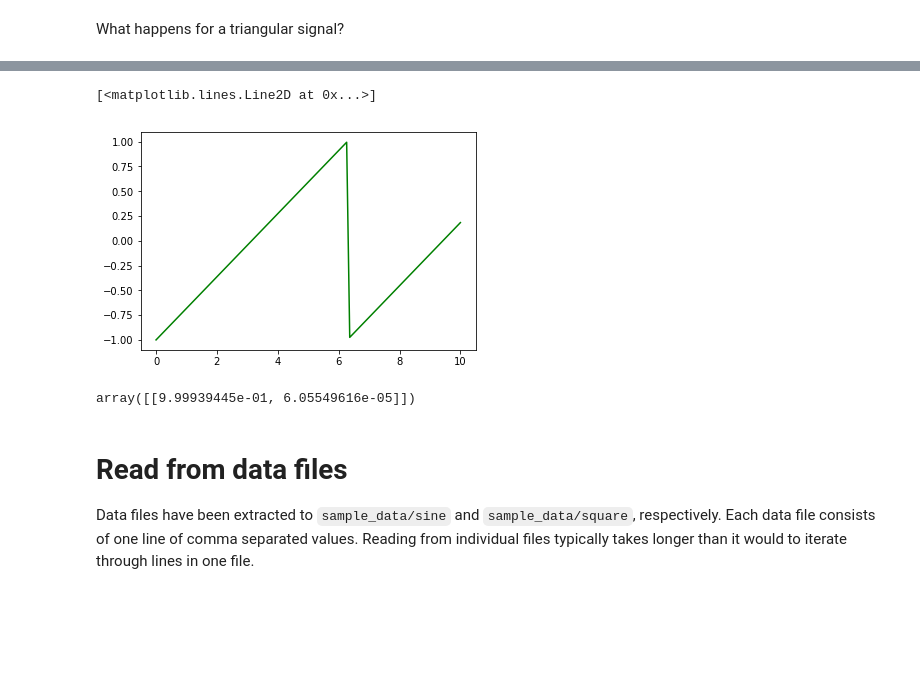
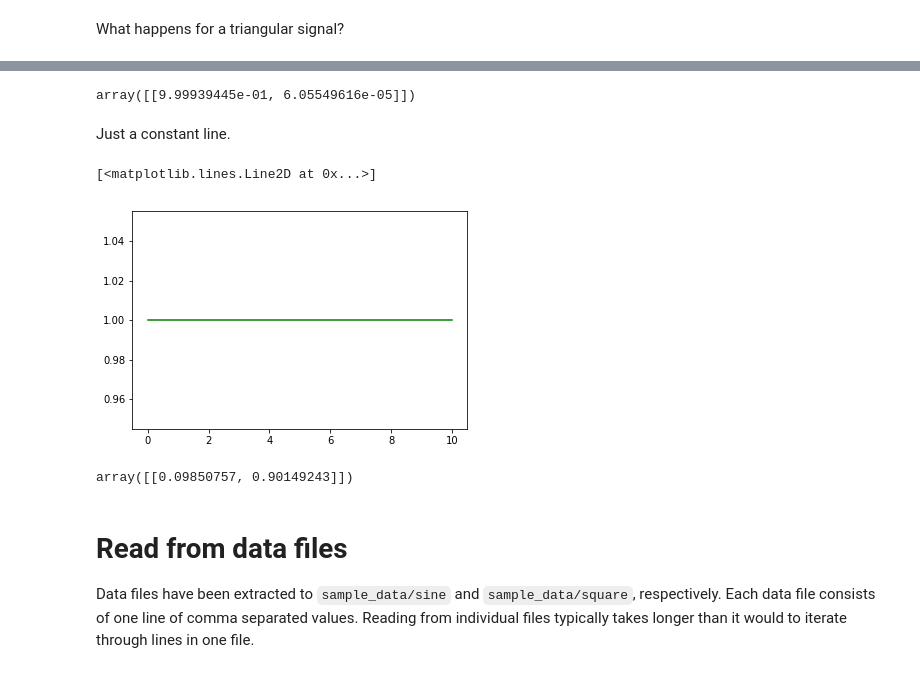
Before and after one commit to scholich/python-overview, a Jupyter notebook: wave_forms.ipynb, the cells around one changed output, grey strips where cells are left out. Cells and saved outputs as stored; diff of their text form; code cells hidden in the pictures; blank space fills up the shorter version.

Commit message:
add simple line example

```diff
--- a/wave_forms.ipynb
+++ b/wave_forms.ipynb
@@ -109,12 +113,19 @@ st1 = scipy.signal.sawtooth(t)
-# %%
-plt.plot(t, st1, color='green')
-# %% [output]
-[<matplotlib.lines.Line2D at 0x...>]
-[figure, removed]
 # %%
 clf.predict_proba(st1.reshape(1, -1))
 # %% [output]
 array([[9.99939445e-01, 6.05549616e-05]])
+# %% [markdown]
+Just a constant line.
+# %%
+line1 = np.ones_like(t)
+plt.plot(t, line1, color='green')
+# %% [output]
+[<matplotlib.lines.Line2D at 0x...>]
+[figure, added]
+# %%
+clf.predict_proba(line1.reshape(1, -1))
+# %% [output]
+array([[0.09850757, 0.90149243]])
 # %% [markdown]
 # Read from data files
 Data files have been extracted to `sample_data/sine` and `sample_data/square`, respectively.
```
Also changed, not shown: parts of 1 cell of this notebook.
